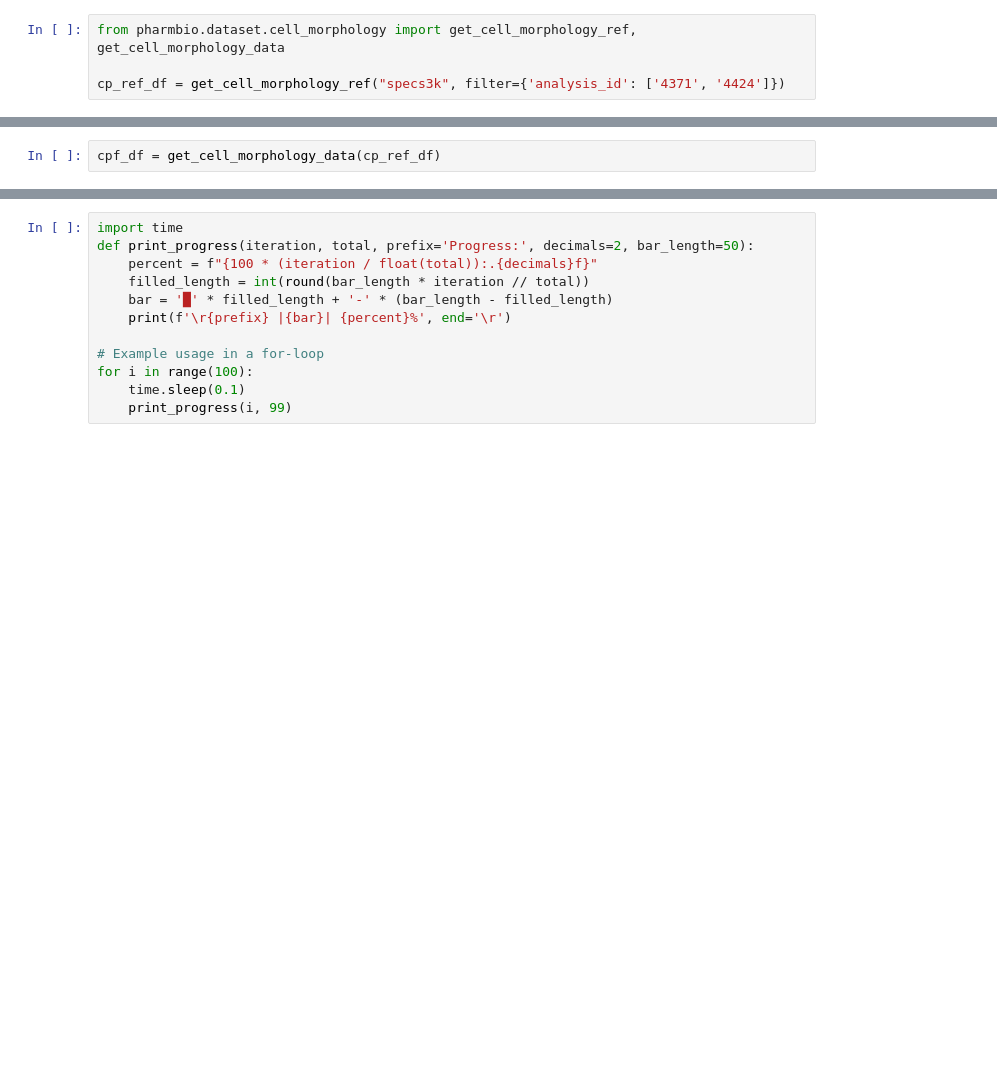
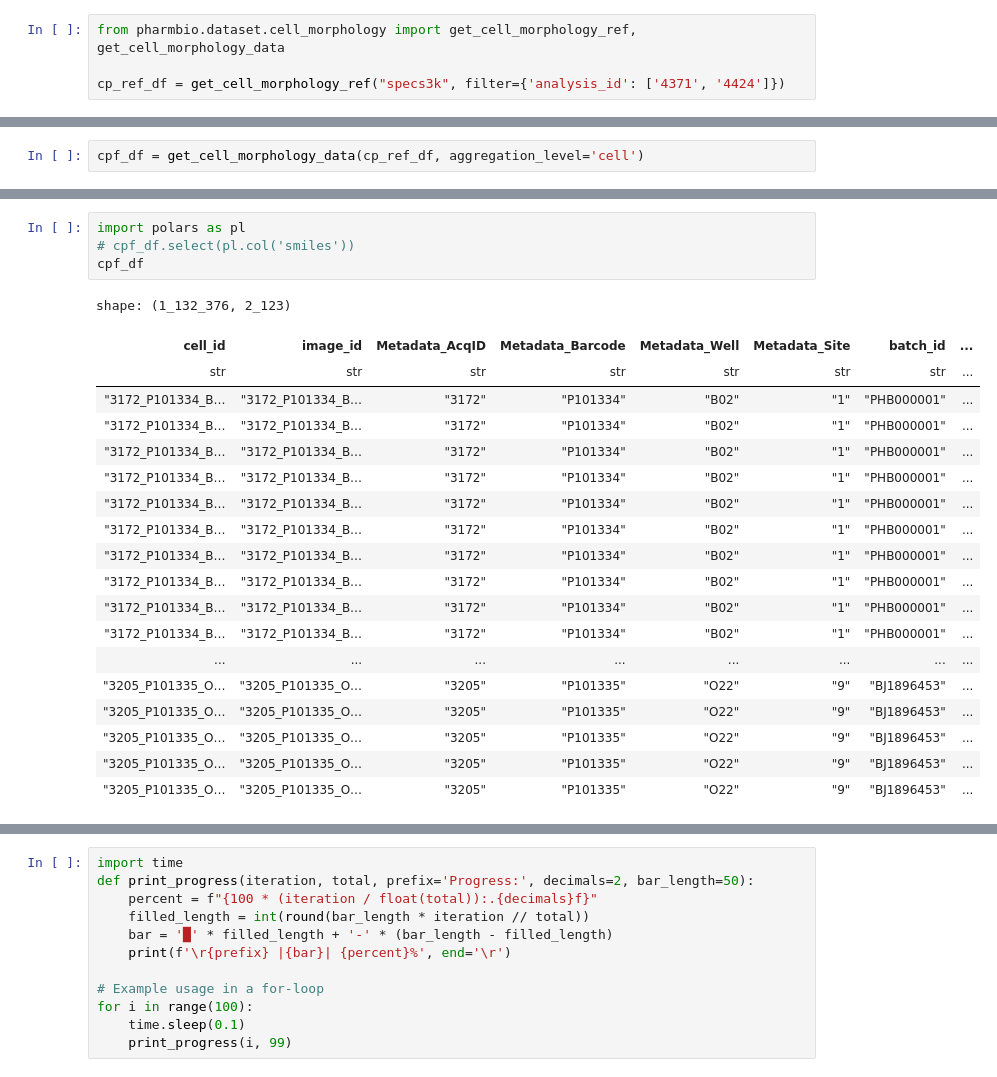
Before and after one commit to pharmbio/pharmbio_package, a Jupyter notebook: test_package.ipynb, the cells around one changed output, grey strips where cells are left out. Cells and saved outputs as stored; diff of their text form; blank space fills up the shorter version.

```diff
--- a/test_package.ipynb
+++ b/test_package.ipynb
@@ -68,2 +149,2 @@ cp_ref_df
 # %%
-cpf_df = get_cell_morphology_data(cp_ref_df)
+cpf_df = get_cell_morphology_data(cp_ref_df, aggregation_level='cell')
@@ -69,0 +165,24 @@ cpf_df = get_cell_morphology_data(cp_ref_df)
+# %%
+import polars as pl
+# cpf_df.select(pl.col('smiles'))
+cpf_df
+# %% [output]
+shape: (1_132_376, 2_123)
+| cell_id | image_id | Metadata_AcqID | Metadata_Barcode | Metadata_Well | Metadata_Site | batch_id | ... |
+| str | str | str | str | str | str | str | ... |
+| "3172_P101334_B… | "3172_P101334_B… | "3172" | "P101334" | "B02" | "1" | "PHB000001" | ... |
+| "3172_P101334_B… | "3172_P101334_B… | "3172" | "P101334" | "B02" | "1" | "PHB000001" | ... |
+| "3172_P101334_B… | "3172_P101334_B… | "3172" | "P101334" | "B02" | "1" | "PHB000001" | ... |
+| "3172_P101334_B… | "3172_P101334_B… | "3172" | "P101334" | "B02" | "1" | "PHB000001" | ... |
+| "3172_P101334_B… | "3172_P101334_B… | "3172" | "P101334" | "B02" | "1" | "PHB000001" | ... |
+| "3172_P101334_B… | "3172_P101334_B… | "3172" | "P101334" | "B02" | "1" | "PHB000001" | ... |
+| "3172_P101334_B… | "3172_P101334_B… | "3172" | "P101334" | "B02" | "1" | "PHB000001" | ... |
+| "3172_P101334_B… | "3172_P101334_B… | "3172" | "P101334" | "B02" | "1" | "PHB000001" | ... |
+| "3172_P101334_B… | "3172_P101334_B… | "3172" | "P101334" | "B02" | "1" | "PHB000001" | ... |
+| "3172_P101334_B… | "3172_P101334_B… | "3172" | "P101334" | "B02" | "1" | "PHB000001" | ... |
+| ... | ... | ... | ... | ... | ... | ... | ... |
+| "3205_P101335_O… | "3205_P101335_O… | "3205" | "P101335" | "O22" | "9" | "BJ1896453" | ... |
+| "3205_P101335_O… | "3205_P101335_O… | "3205" | "P101335" | "O22" | "9" | "BJ1896453" | ... |
+| "3205_P101335_O… | "3205_P101335_O… | "3205" | "P101335" | "O22" | "9" | "BJ1896453" | ... |
+| "3205_P101335_O… | "3205_P101335_O… | "3205" | "P101335" | "O22" | "9" | "BJ1896453" | ... |
+| "3205_P101335_O… | "3205_P101335_O… | "3205" | "P101335" | "O22" | "9" | "BJ1896453" | ... |
```
Also changed, not shown: parts of 10 cells of this notebook, 4 other files.
